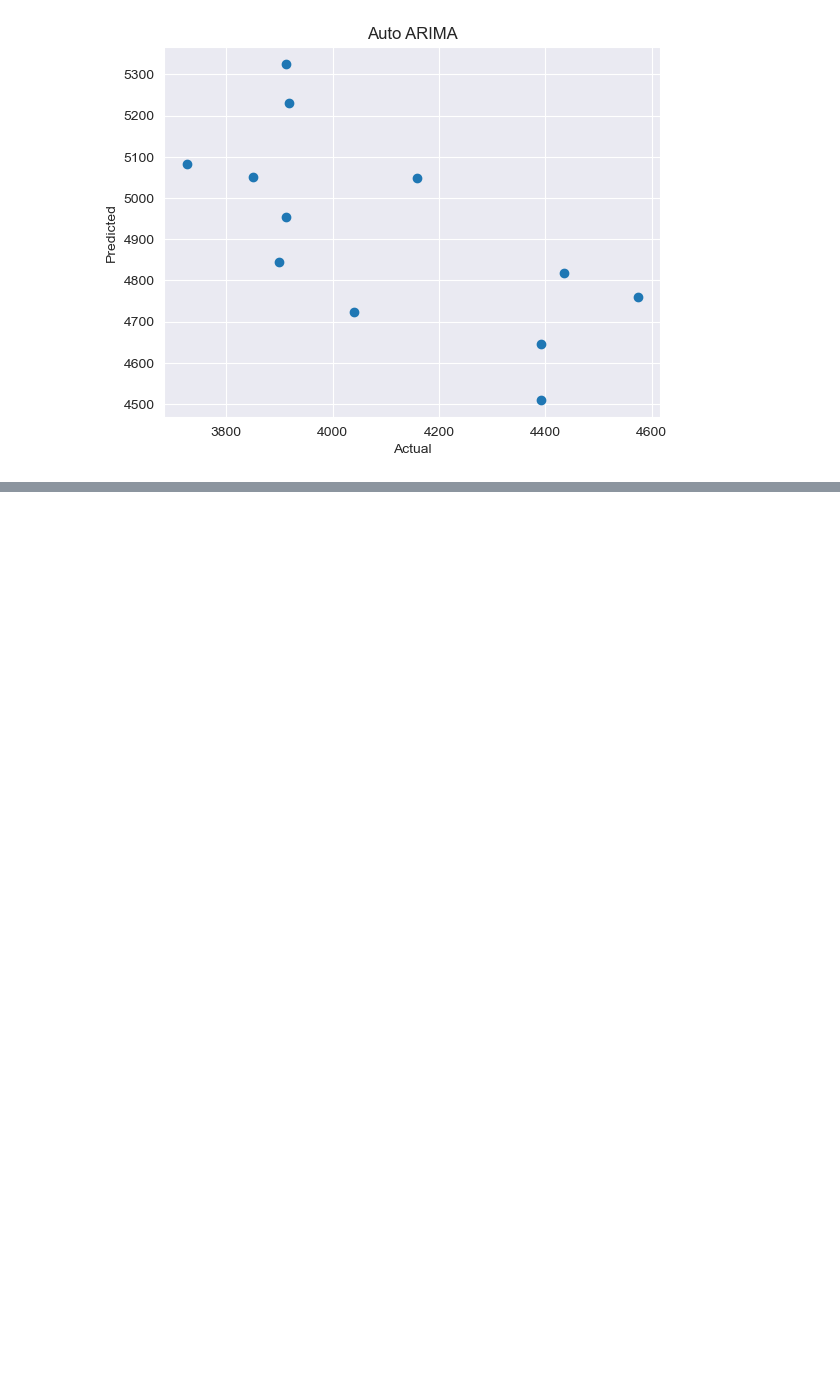
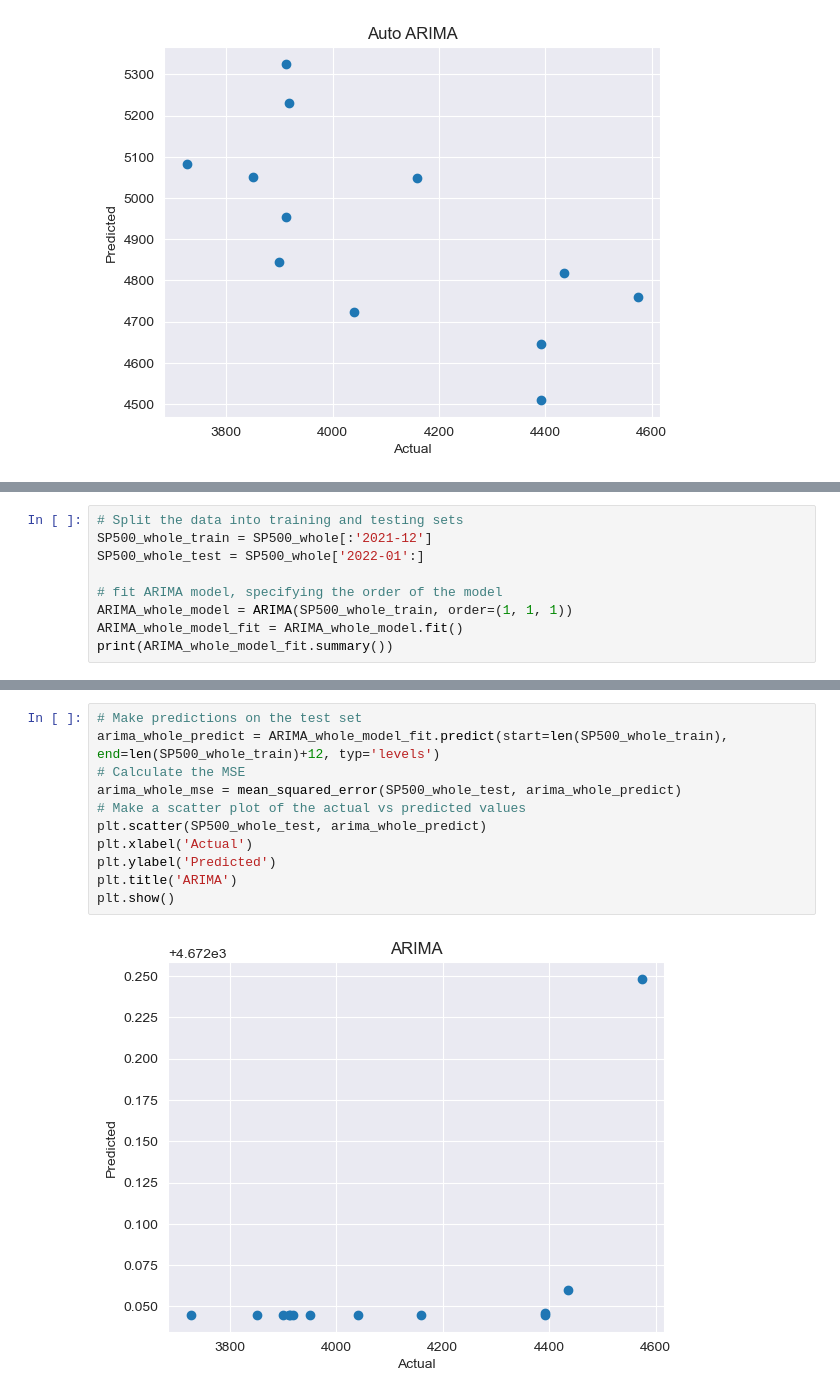
Before and after one commit to Amethyst1016/DATA534_Project, a Jupyter notebook: models.ipynb, the cells around one changed output, grey strips where cells are left out. Cells and saved outputs as stored; diff of their text form; blank space fills up the shorter version.

```diff
--- a/models.ipynb
+++ b/models.ipynb
@@ -350,0 +392,9 @@ alt.Chart(MSE).mark_bar().encode(
+# %%
+# Split the data into training and testing sets
+SP500_whole_train = SP500_whole[:'2021-12']
+SP500_whole_test = SP500_whole['2022-01':]
+
+# fit ARIMA model, specifying the order of the model
+ARIMA_whole_model = ARIMA(SP500_whole_train, order=(1, 1, 1))
+ARIMA_whole_model_fit = ARIMA_whole_model.fit()
+print(ARIMA_whole_model_fit.summary())
@@ -350,0 +419,13 @@ alt.Chart(MSE).mark_bar().encode(
+# %%
+# Make predictions on the test set
+arima_whole_predict = ARIMA_whole_model_fit.predict(start=len(SP500_whole_train), end=len(SP500_whole_train)+12, typ='levels')
+# Calculate the MSE
+arima_whole_mse = mean_squared_error(SP500_whole_test, arima_whole_predict)
+# Make a scatter plot of the actual vs predicted values
+plt.scatter(SP500_whole_test, arima_whole_predict)
+plt.xlabel('Actual')
+plt.ylabel('Predicted')
+plt.title('ARIMA')
+plt.show()
+# %% [output]
+[figure, added]
```
Also changed, not shown: parts of 11 cells of this notebook, 3 other files.
